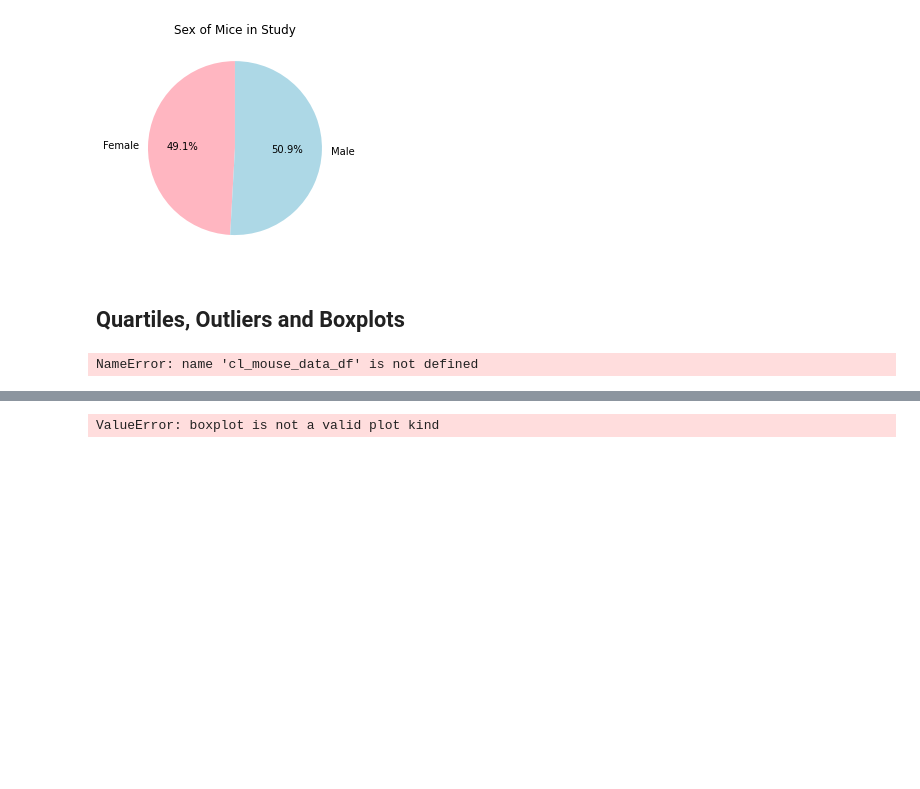
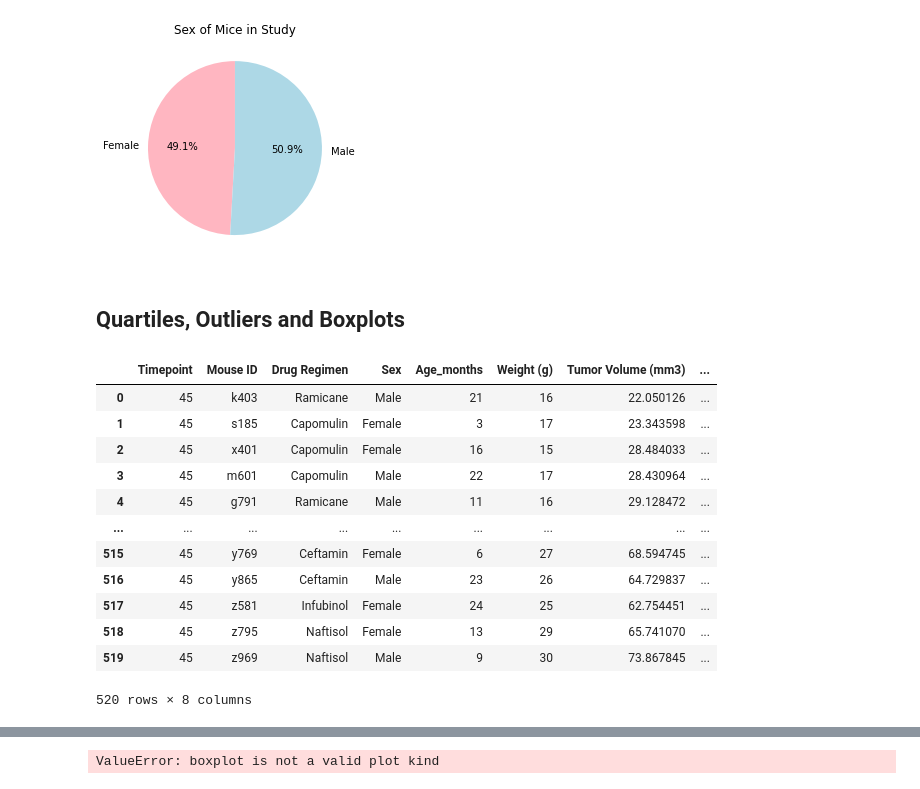
Before and after one commit to joe-m-2020/Pymaceuticals, a Jupyter notebook: pymaceuticals_starter-checkpoint-checkpoint-checkpoint.ipynb, the cells around one changed output, grey strips where cells are left out. Cells and saved outputs as stored; diff of their text form; code cells hidden in the pictures; blank space fills up the shorter version.

Commit message:
max timepoint

```diff
--- a/pymaceuticals_starter-checkpoint-checkpoint-checkpoint.ipynb
+++ b/pymaceuticals_starter-checkpoint-checkpoint-checkpoint.ipynb
@@ -198,12 +198,27 @@ plt.show()
 # %%
 # Calculate the final tumor volume of each mouse across four of the treatment regimens:
 # Capomulin, Ramicane, Infubinol, and Ceftamin
-
+drug_list=["Capomulin","Ramicane","Infubinol","Ceftamin"]
 # Start by getting the last (greatest) timepoint for each mouse
-cap_greatest= cl_mouse_data_df.loc["Drug Regimen"]=="Capomulin"
+drug_regimen_df= cl_mouse_study_df.groupby("Drug Regimen")["Timepoint"].max()
+spec_drugs_df = drug_regimen_df.loc[drug_list]
 
 # Merge this group df with the original dataframe to get the tumor volume at the last timepoint
+spec_drugs_df = pd.merge(spec_drugs_df,cl_mouse_study_df,how="left", on="Timepoint")
+spec_drugs_df
 # %% [output]
+|  | Timepoint | Mouse ID | Drug Regimen | Sex | Age_months | Weight (g) | Tumor Volume (mm3) | ... |
+| 0 | 45 | k403 | Ramicane | Male | 21 | 16 | 22.050126 | ... |
+| 1 | 45 | s185 | Capomulin | Female | 3 | 17 | 23.343598 | ... |
+| 2 | 45 | x401 | Capomulin | Female | 16 | 15 | 28.484033 | ... |
+| 3 | 45 | m601 | Capomulin | Male | 22 | 17 | 28.430964 | ... |
+| 4 | 45 | g791 | Ramicane | Male | 11 | 16 | 29.128472 | ... |
+| ... | ... | ... | ... | ... | ... | ... | ... | ... |
+| 515 | 45 | y769 | Ceftamin | Female | 6 | 27 | 68.594745 | ... |
+| 516 | 45 | y865 | Ceftamin | Male | 23 | 26 | 64.729837 | ... |
+| 517 | 45 | z581 | Infubinol | Female | 24 | 25 | 62.754451 | ... |
+| 518 | 45 | z795 | Naftisol | Female | 13 | 29 | 65.741070 | ... |
+| 519 | 45 | z969 | Naftisol | Male | 9 | 30 | 73.867845 | ... |
-NameError: name 'cl_mouse_data_df' is not defined
+520 rows × 8 columns
 # %%
 # Put treatments into a list for for loop (and later for plot labels)
```
Also changed, not shown: parts of 2 cells of this notebook.
